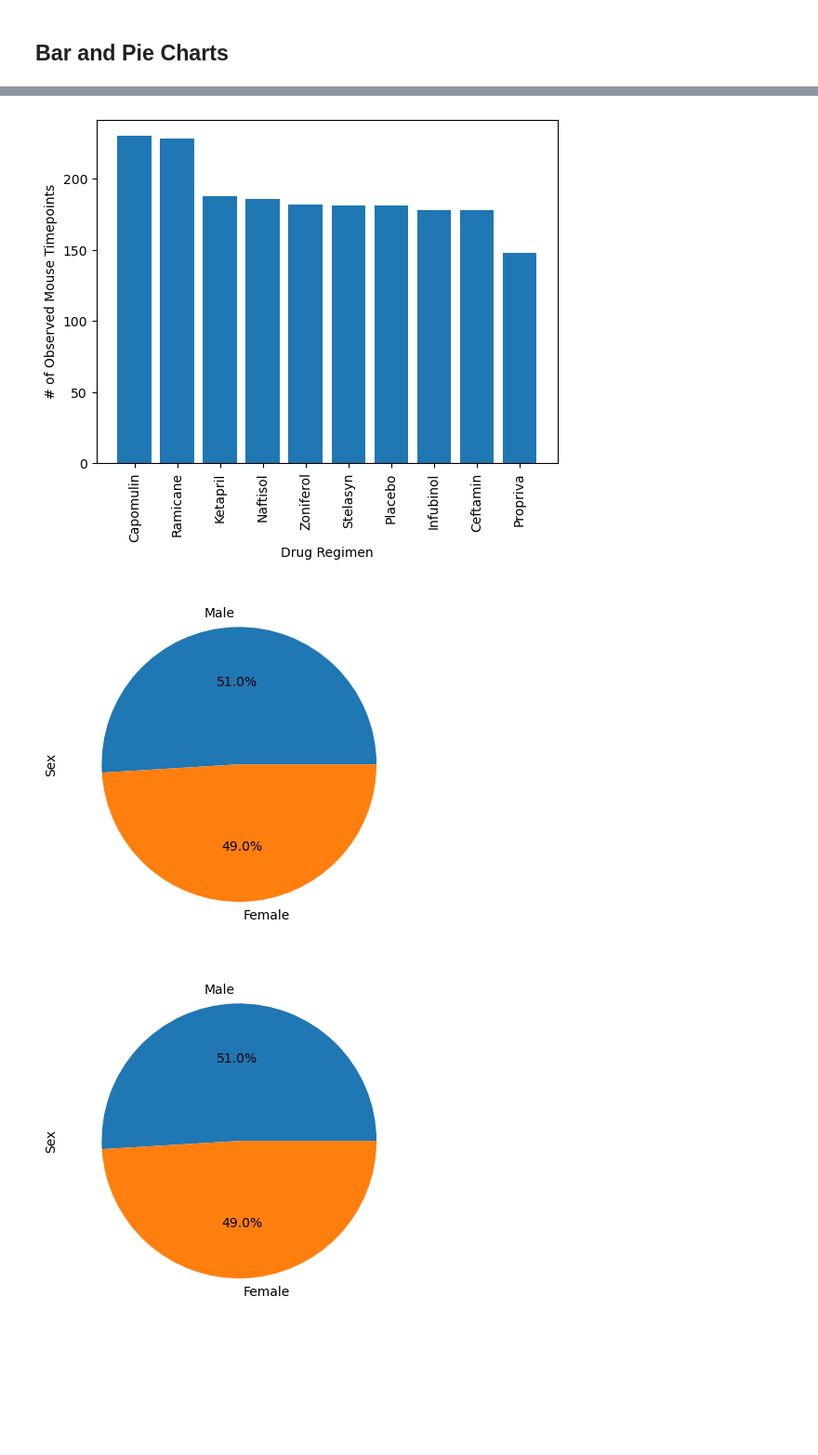
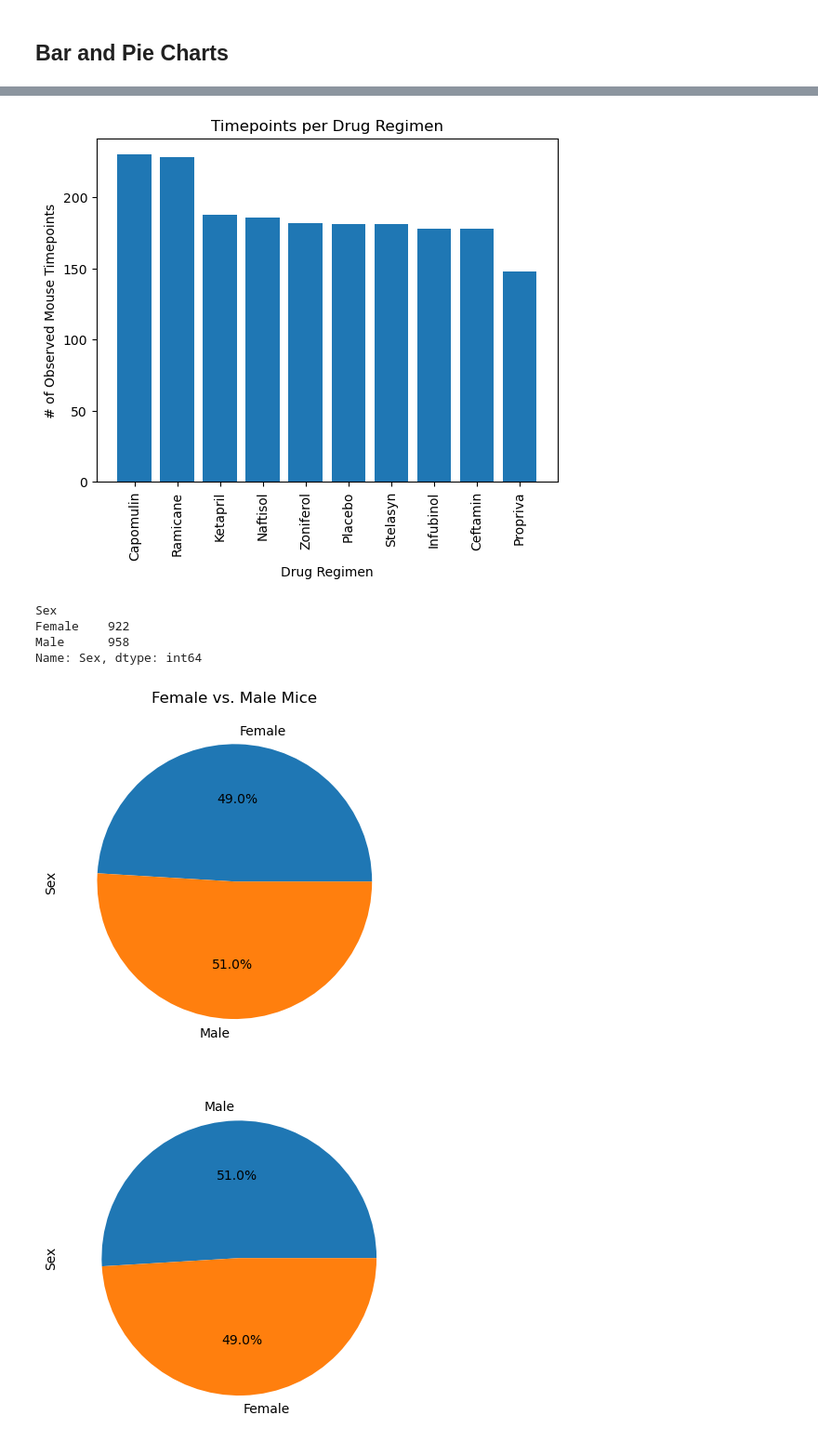
Before and after one commit to TJDavis91/Module-5-Challenge, a Jupyter notebook: pymaceuticals_challenge.ipynb, the cells around one changed output, grey strips where cells are left out. Shown: that part at 93% size. Saved outputs shown, nothing was run; the diff lists cells and outputs as text; code cells hidden in the pictures; blank space fills up the shorter version.

```diff
--- a/pymaceuticals_challenge.ipynb
+++ b/pymaceuticals_challenge.ipynb
@@ -122,11 +142,32 @@ cleaned_df.groupby("Drug Regimen").aggregate({"Tumor Volume (mm3)":["mean", "med
 # %%
 # Generate a bar plot showing the total number of rows (Mouse ID/Timepoints) for each drug regimen using pyplot.
+
+plt.bar(drug_counts.index.values, drug_counts, align="center")
+plt.xticks(rotation=90)
+plt.xlabel("Drug Regimen")
+plt.ylabel("# of Observed Mouse Timepoints")
+plt.title("Timepoints per Drug Regimen")
+
+plt.show()
 # %% [output]
-[figure, old version]
+[figure, new version]
+# %%
+mouse_sex = cleaned_df.groupby("Sex")
+sex_counts = mouse_sex["Sex"].count()
+sex_counts
+# %% [output]
+Sex
+Female    922
+Male      958
+Name: Sex, dtype: int64
 # %%
 # Generate a pie plot showing the distribution of female versus male mice using Pandas
+# cleaned_df
+#sex_counts.plot(kind="pie", y="Sex", title=("Female vs. Male Mice"))
+sex_counts.plot.pie(y="Sex", title=("Female vs. Male Mice"), autopct="%1.1f%%")
+plt.show()
 # %% [output]
-[figure, old version]
+[figure, new version]
 # %%
 # Generate a pie plot showing the distribution of female versus male mice using pyplot
 # %% [output]
```
Also changed, not shown: parts of 2 cells of this notebook.
